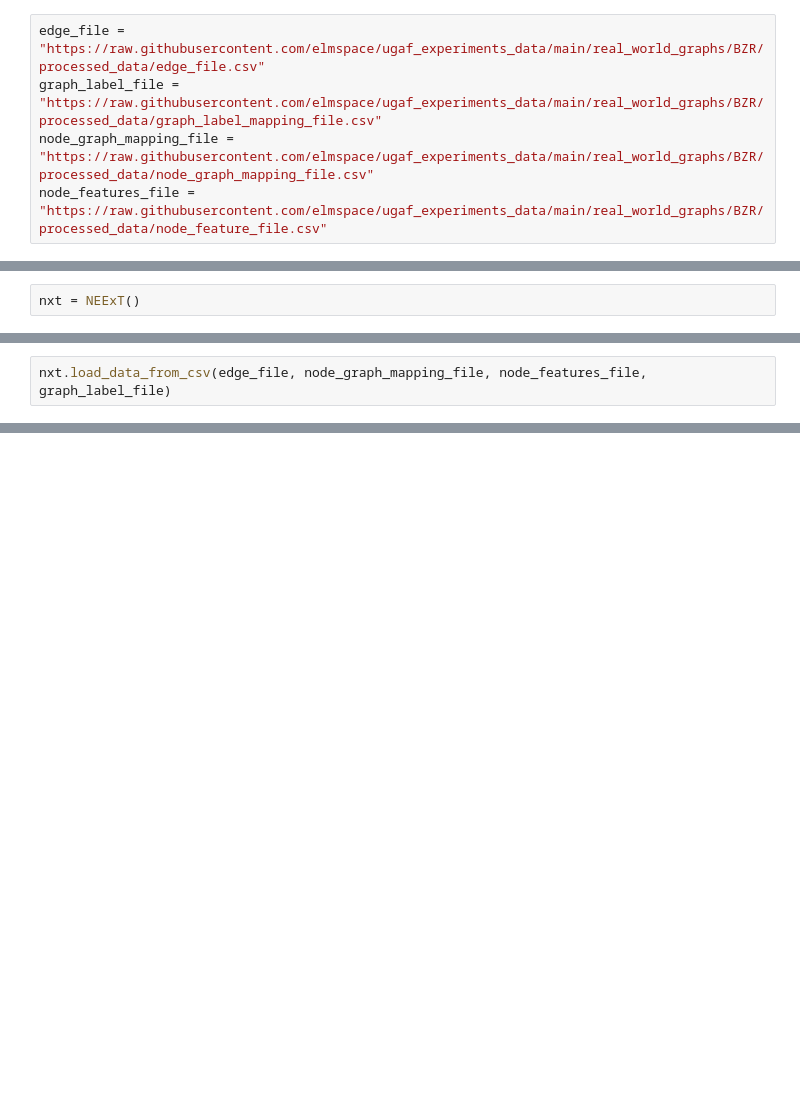
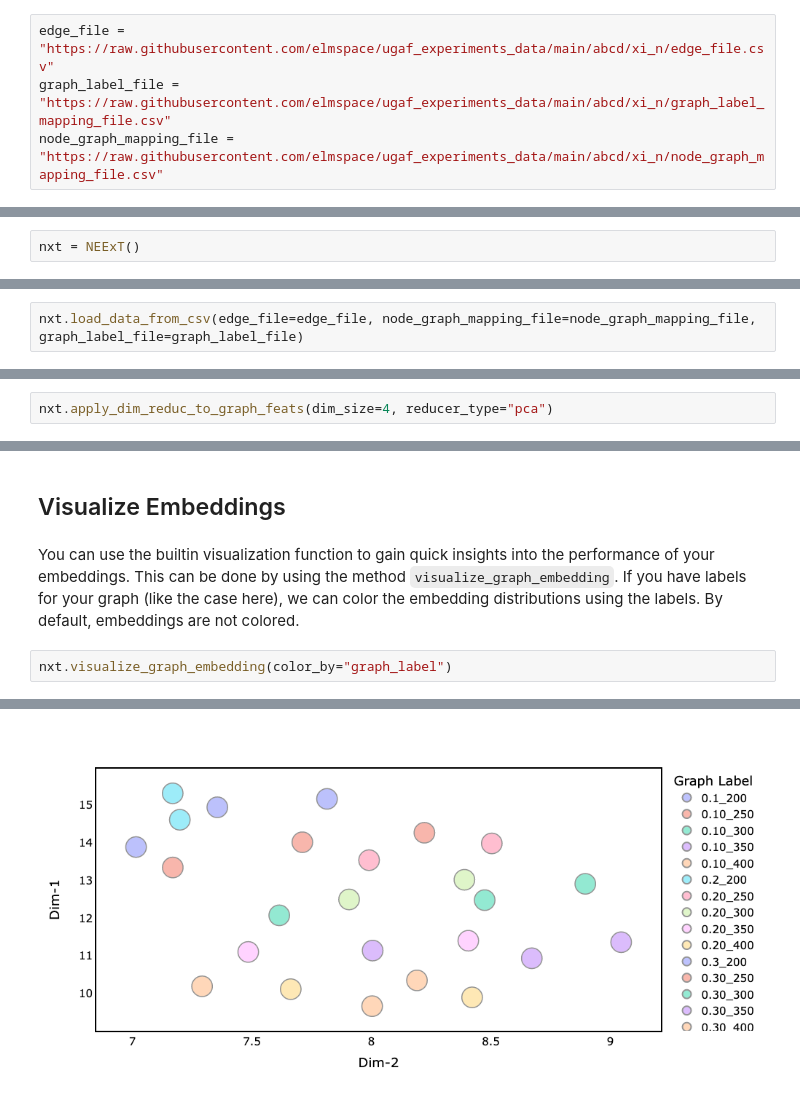
Before and after one commit to ashdehghan/NEExT, a Jupyter notebook: example.ipynb, the cells around one changed output, grey strips where cells are left out. Saved outputs shown, nothing was run; the diff lists cells and outputs as text; blank space fills up the shorter version.

```diff
--- a/example.ipynb
+++ b/example.ipynb
@@ -10,5 +14,4 @@ Note that we have both "Graph Label" and "Node Features", which are optional dat
 # %%
-edge_file = "https://raw.githubusercontent.com/elmspace/ugaf_experiments_data/main/real_world_graphs/BZR/processed_data/edge_file.csv"
-graph_label_file = "https://raw.githubusercontent.com/elmspace/ugaf_experiments_data/main/real_world_graphs/BZR/processed_data/graph_label_mapping_file.csv"
-node_graph_mapping_file = "https://raw.githubusercontent.com/elmspace/ugaf_experiments_data/main/real_world_graphs/BZR/processed_data/node_graph_mapping_file.csv"
-node_features_file = "https://raw.githubusercontent.com/elmspace/ugaf_experiments_data/main/real_world_graphs/BZR/processed_data/node_feature_file.csv"
+edge_file = "https://raw.githubusercontent.com/elmspace/ugaf_experiments_data/main/abcd/xi_n/edge_file.csv"
+graph_label_file = "https://raw.githubusercontent.com/elmspace/ugaf_experiments_data/main/abcd/xi_n/graph_label_mapping_file.csv"
+node_graph_mapping_file = "https://raw.githubusercontent.com/elmspace/ugaf_experiments_data/main/abcd/xi_n/node_graph_mapping_file.csv"
@@ -17,2 +24,2 @@ nxt = NEExT()
 # %%
-nxt.load_data_from_csv(edge_file, node_graph_mapping_file, node_features_file, graph_label_file)
+nxt.load_data_from_csv(edge_file=edge_file, node_graph_mapping_file=node_graph_mapping_file, graph_label_file=graph_label_file)
@@ -20,0 +84,2 @@ nxt.extract_graph_features()
+# %%
+nxt.apply_dim_reduc_to_graph_feats(dim_size=4, reducer_type="pca")
@@ -20,0 +159,7 @@ nxt.extract_graph_features()
+# %% [markdown]
+## Visualize Embeddings
+# %% [markdown]
+You can use the builtin visualization function to gain quick insights into the performance of your embeddings. This can be done by using the method `visualize_graph_embedding`. If you have labels for your graph (like the case here), we can color the embedding distributions using the labels. By default, embeddings are not colored.
+# %%
+nxt.visualize_graph_embedding(color_by="graph_label")
+# %% [output]
@@ -20,0 +167 @@ nxt.extract_graph_features()
+[figure, added]
```
Also changed, not shown: parts of 33 cells of this notebook, 5 other files.
